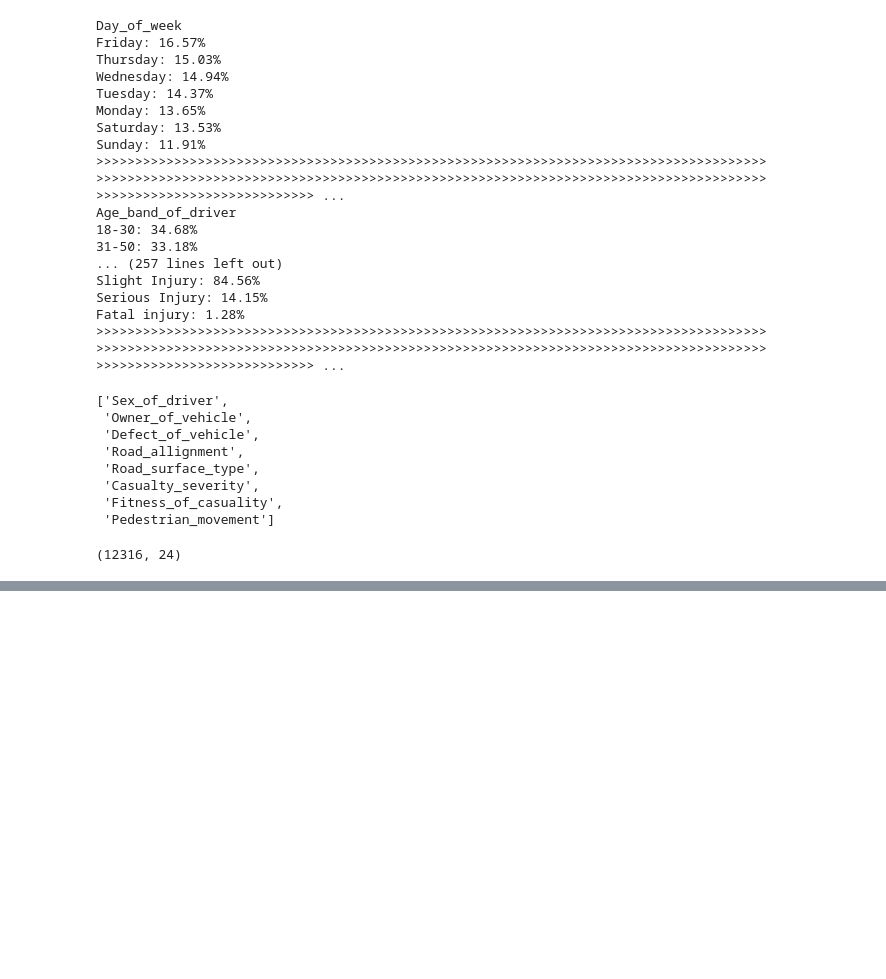
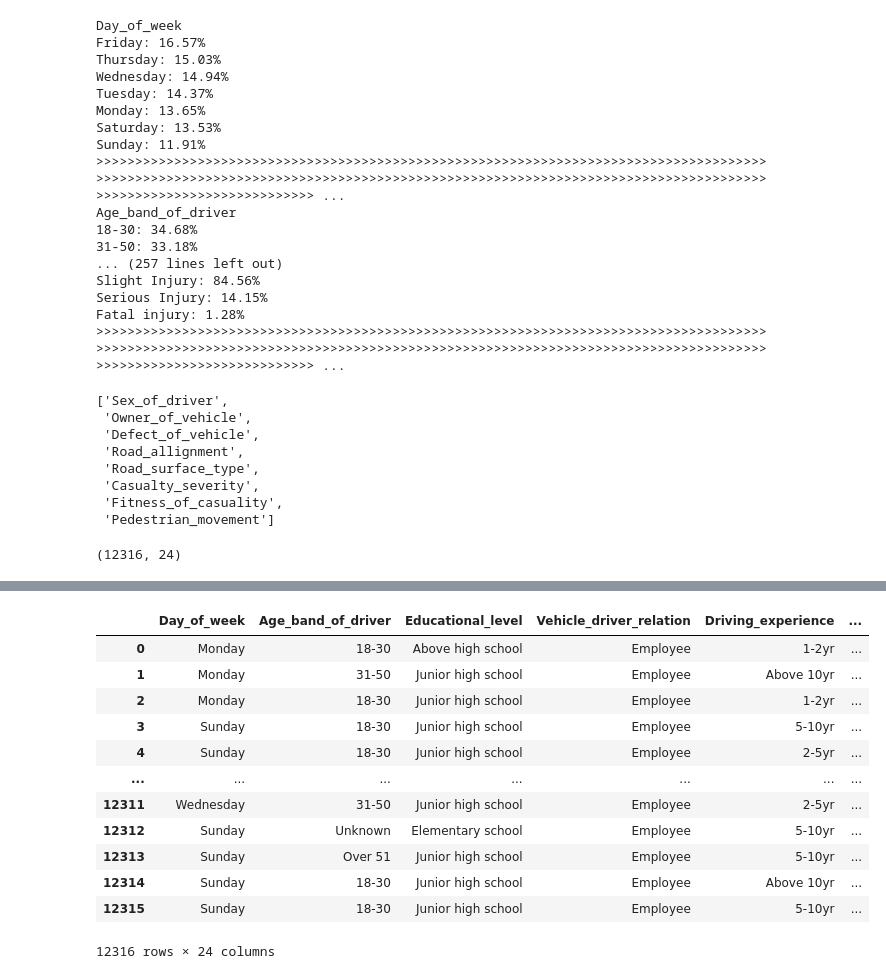
Before and after one commit to Gajender0707/Road_accident_severity_project, a Jupyter notebook: road_accident_severity.ipynb, the cells around one changed output, grey strips where cells are left out. Cells and saved outputs as stored; diff of their text form; code cells hidden in the pictures; blank space fills up the shorter version.

```diff
--- a/road_accident_severity.ipynb
+++ b/road_accident_severity.ipynb
@@ -527,0 +778,16 @@ data.shape
+# %%
+X
+# %% [output]
+|  | Day_of_week | Age_band_of_driver | Educational_level | Vehicle_driver_relation | Driving_experience | ... |
+| 0 | Monday | 18-30 | Above high school | Employee | 1-2yr | ... |
+| 1 | Monday | 31-50 | Junior high school | Employee | Above 10yr | ... |
+| 2 | Monday | 18-30 | Junior high school | Employee | 1-2yr | ... |
+| 3 | Sunday | 18-30 | Junior high school | Employee | 5-10yr | ... |
+| 4 | Sunday | 18-30 | Junior high school | Employee | 2-5yr | ... |
+| ... | ... | ... | ... | ... | ... | ... |
+| 12311 | Wednesday | 31-50 | Junior high school | Employee | 2-5yr | ... |
+| 12312 | Sunday | Unknown | Elementary school | Employee | 5-10yr | ... |
+| 12313 | Sunday | Over 51 | Junior high school | Employee | 5-10yr | ... |
+| 12314 | Sunday | 18-30 | Junior high school | Employee | Above 10yr | ... |
+| 12315 | Sunday | 18-30 | Junior high school | Employee | 5-10yr | ... |
+12316 rows × 24 columns
```
Also changed, not shown: parts of 45 cells of this notebook.
